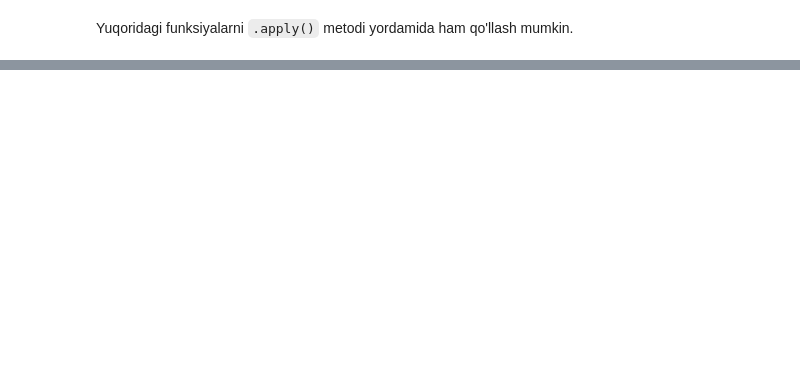
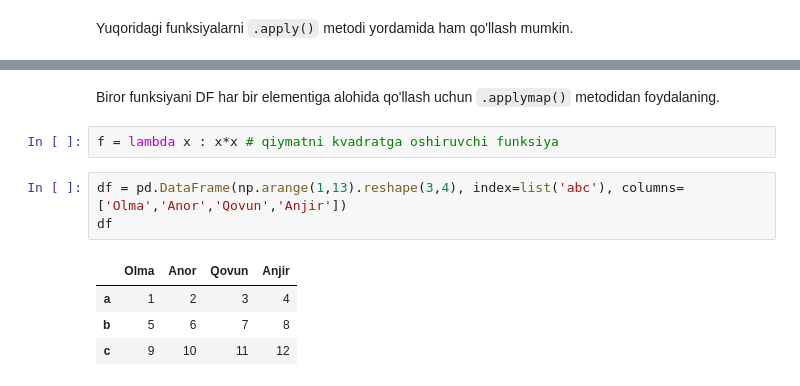
Before and after one commit to otabekqoroboyev/data-science-pandas, a Jupyter notebook: arifmetik_amallar_pd.ipynb, the cells around one changed output, grey strips where cells are left out. Cells and saved outputs as stored; diff of their text form; blank space fills up the shorter version.

```diff
--- a/arifmetik_amallar_pd.ipynb
+++ b/arifmetik_amallar_pd.ipynb
@@ -225,0 +274,12 @@ Yuqoridagi funksiyalarni `.apply()` metodi yordamida ham qo'llash mumkin.
+# %% [markdown]
+Biror funksiyani DF har bir elementiga alohida qo'llash uchun `.applymap()` metodidan foydalaning.
+# %%
+f = lambda x : x*x # qiymatni kvadratga oshiruvchi funksiya
+# %%
+df = pd.DataFrame(np.arange(1,13).reshape(3,4), index=list('abc'), columns=['Olma','Anor','Qovun','Anjir'])
+df
+# %% [output]
+|  | Olma | Anor | Qovun | Anjir |
+| a | 1 | 2 | 3 | 4 |
+| b | 5 | 6 | 7 | 8 |
+| c | 9 | 10 | 11 | 12 |
```
Also changed, not shown: parts of 16 cells of this notebook.
